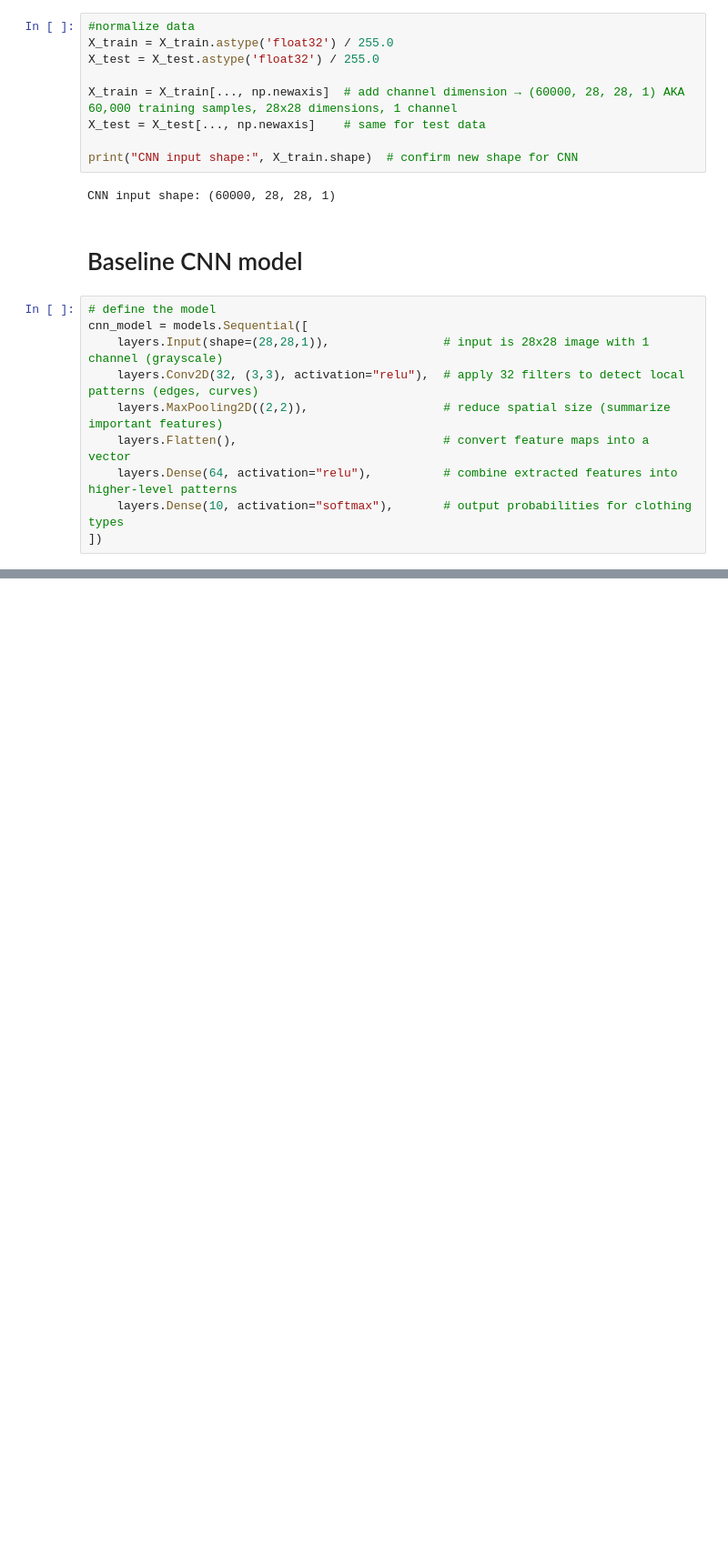
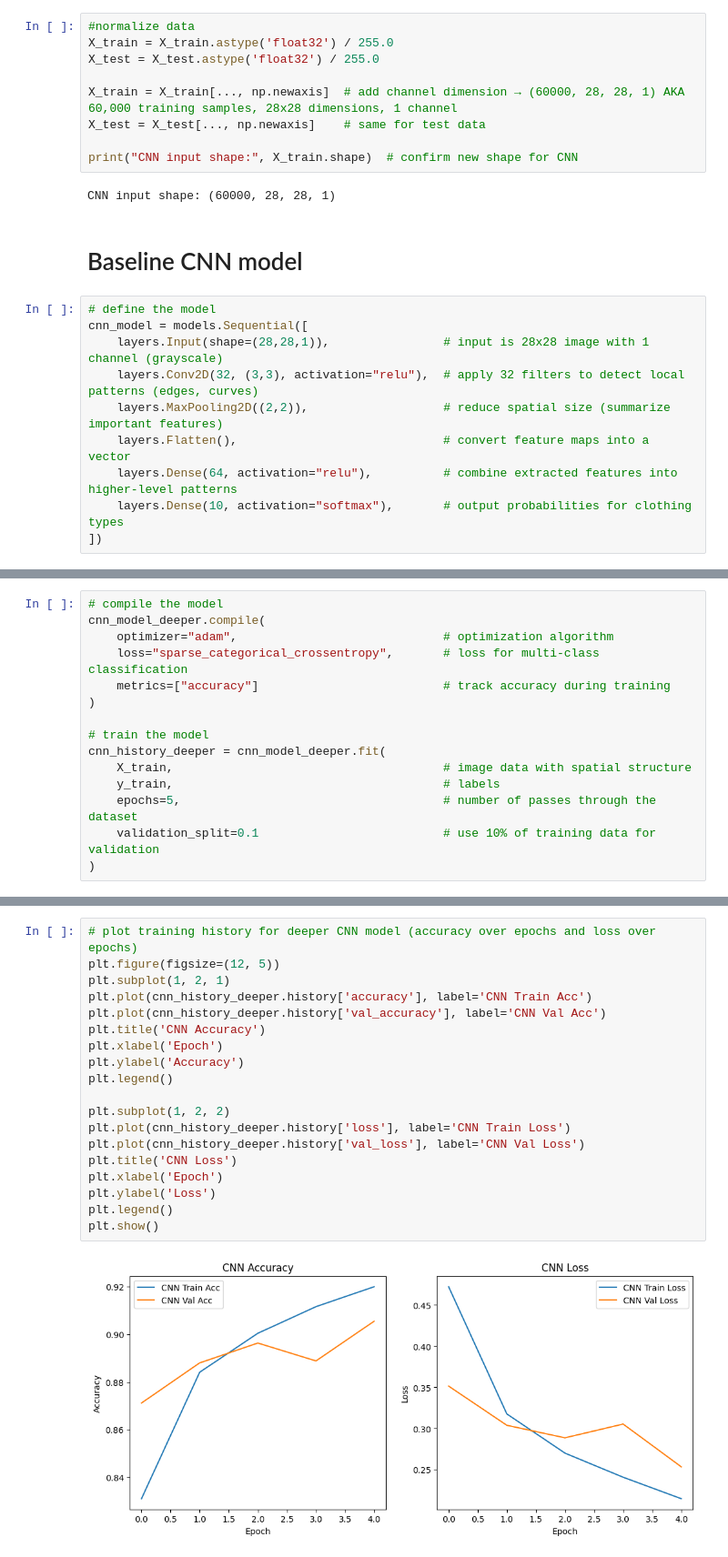
Before and after one commit to donya-beh/GSB-545, a Jupyter notebook: Other Homeworks/Behroozi_Donya_HW6.ipynb, the cells around one changed output, grey strips where cells are left out. Shown at 91% size. Cells and saved outputs as stored; diff of their text form; blank space fills up the shorter version.

```diff
--- a/Other Homeworks/Behroozi_Donya_HW6.ipynb
+++ b/Other Homeworks/Behroozi_Donya_HW6.ipynb
@@ -115,0 +131,15 @@ CNN Test Accuracy: 0.9068999886512756
+# %%
+# compile the model
+cnn_model_deeper.compile(
+    optimizer="adam",                             # optimization algorithm
+    loss="sparse_categorical_crossentropy",       # loss for multi-class classification
+    metrics=["accuracy"]                          # track accuracy during training
+)
+
+# train the model
+cnn_history_deeper = cnn_model_deeper.fit(
+    X_train,                                      # image data with spatial structure
+    y_train,                                      # labels
+    epochs=5,                                     # number of passes through the dataset
+    validation_split=0.1                          # use 10% of training data for validation
+)
@@ -115,0 +157,21 @@ CNN Test Accuracy: 0.9068999886512756
+# %%
+# plot training history for deeper CNN model (accuracy over epochs and loss over epochs)
+plt.figure(figsize=(12, 5))
+plt.subplot(1, 2, 1)
+plt.plot(cnn_history_deeper.history['accuracy'], label='CNN Train Acc')
+plt.plot(cnn_history_deeper.history['val_accuracy'], label='CNN Val Acc')
+plt.title('CNN Accuracy')
+plt.xlabel('Epoch')
+plt.ylabel('Accuracy')
+plt.legend()
+
+plt.subplot(1, 2, 2)
+plt.plot(cnn_history_deeper.history['loss'], label='CNN Train Loss')
+plt.plot(cnn_history_deeper.history['val_loss'], label='CNN Val Loss')
+plt.title('CNN Loss')
+plt.xlabel('Epoch')
+plt.ylabel('Loss')
+plt.legend()
+plt.show()
+# %% [output]
+[figure, added]
```
Also changed, not shown: parts of 46 cells of this notebook.
